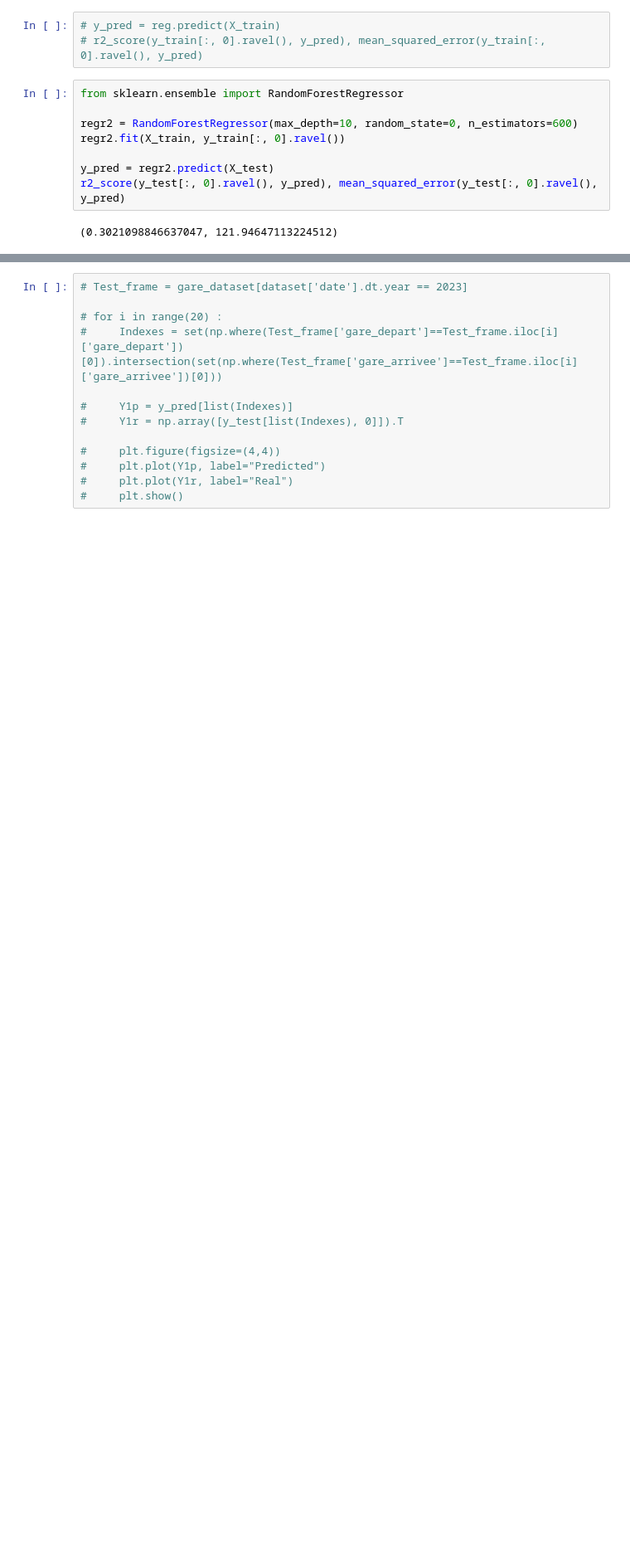
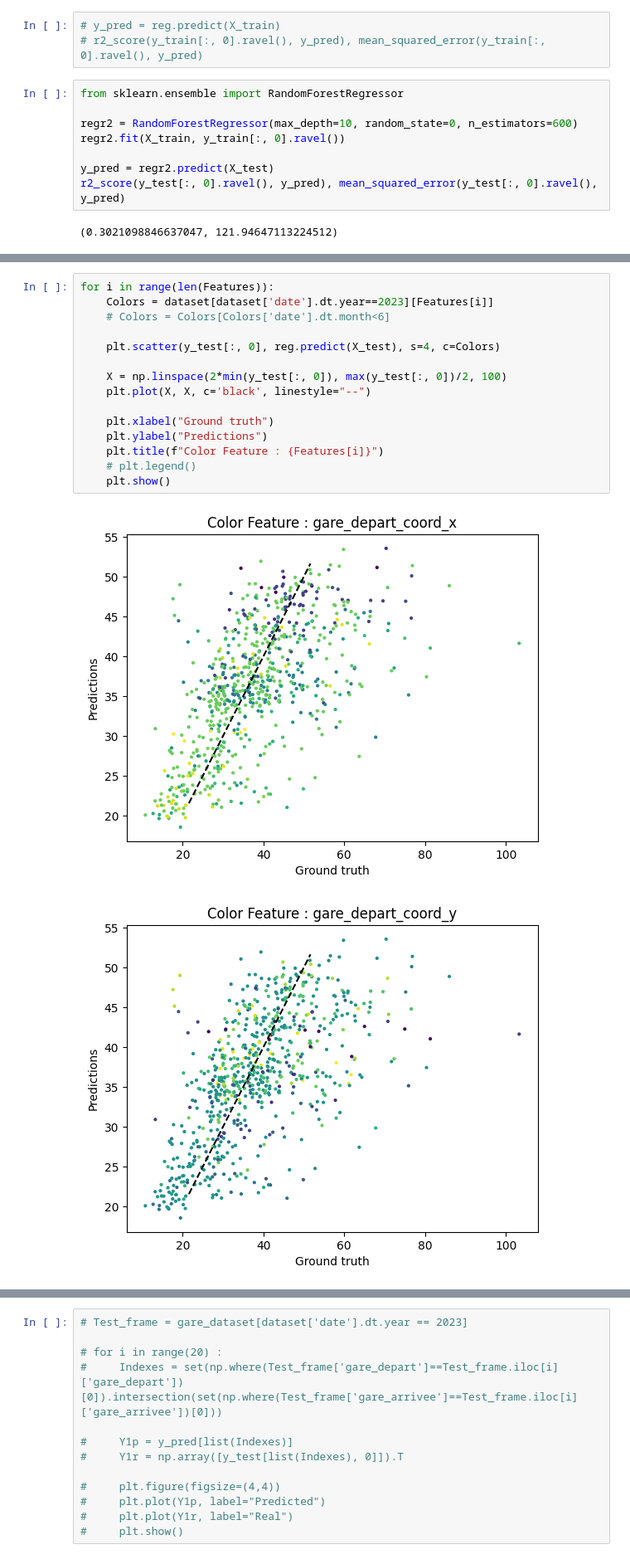
Before and after one commit to Salahidine2002/TGV_delay_prediction, a Jupyter notebook: GPR.ipynb, the cells around one changed output, grey strips where cells are left out. Shown at 83% size. Drawn from its saved outputs; the diff is of its cells as text; blank space fills up the shorter version.

```diff
--- a/GPR.ipynb
+++ b/GPR.ipynb
@@ -309,0 +229,18 @@ plt.show()
+# %%
+for i in range(len(Features)):
+    Colors = dataset[dataset['date'].dt.year==2023][Features[i]]
+    # Colors = Colors[Colors['date'].dt.month<6]
+
+    plt.scatter(y_test[:, 0], reg.predict(X_test), s=4, c=Colors)
+
+    X = np.linspace(2*min(y_test[:, 0]), max(y_test[:, 0])/2, 100)
+    plt.plot(X, X, c='black', linestyle="--")
+
+    plt.xlabel("Ground truth")
+    plt.ylabel("Predictions")
+    plt.title(f"Color Feature : {Features[i]}")
+    # plt.legend()
+    plt.show()
+# %% [output]
+[figure, added]
+[figure, added]
```
Also changed, not shown: parts of 13 cells of this notebook.
